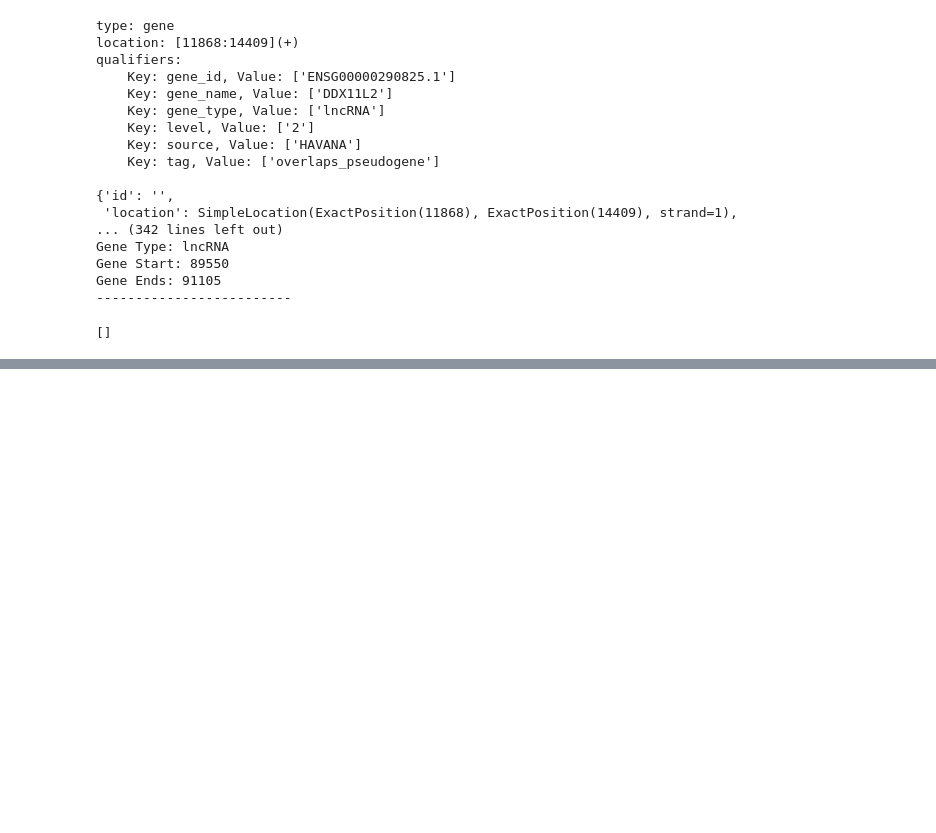
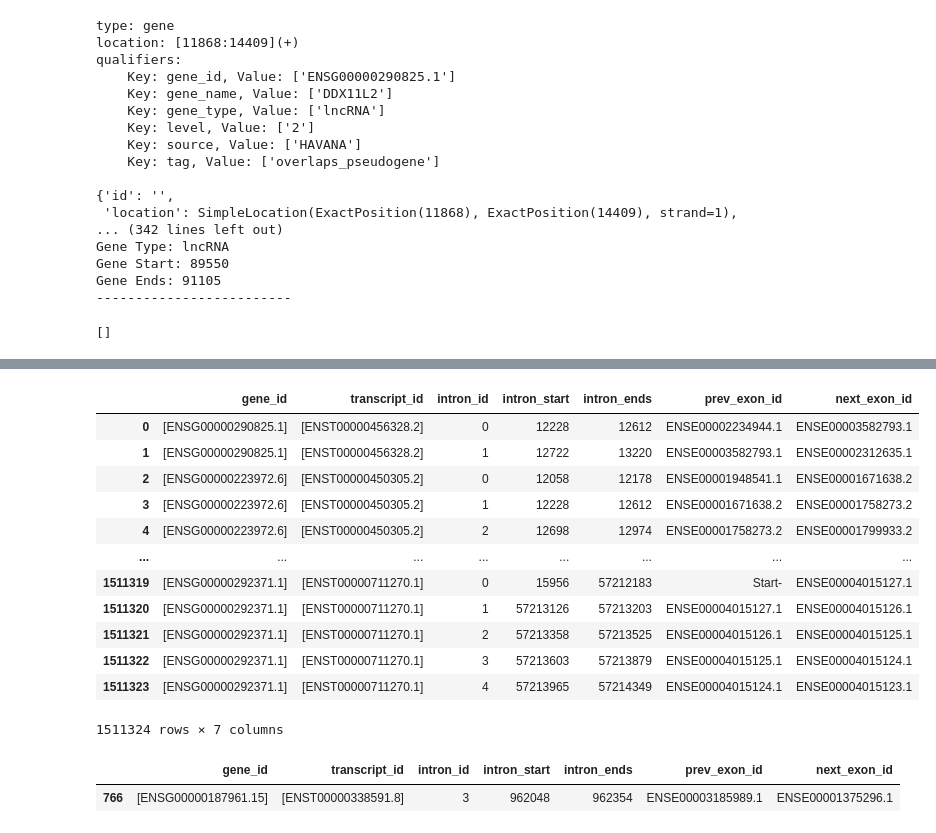
Before and after one commit to EnsemblGSOC/IntronOrNot, a Jupyter notebook: extract_data.ipynb, the cells around one changed output, grey strips where cells are left out. Cells and saved outputs as stored; diff of their text form; code cells hidden in the pictures; blank space fills up the shorter version.

```diff
--- a/extract_data.ipynb
+++ b/extract_data.ipynb
@@ -148,0 +204,23 @@ Gene Ends: 91105
+# %%
+df_introns_1_based = df_introns.copy()
+df_introns_1_based.intron_start = df_introns_1_based.intron_start + 1
+df_introns_1_based
+# %% [output]
+|  | gene_id | transcript_id | intron_id | intron_start | intron_ends | prev_exon_id | next_exon_id |
+| 0 | [ENSG00000290825.1] | [ENST00000456328.2] | 0 | 12228 | 12612 | ENSE00002234944.1 | ENSE00003582793.1 |
+| 1 | [ENSG00000290825.1] | [ENST00000456328.2] | 1 | 12722 | 13220 | ENSE00003582793.1 | ENSE00002312635.1 |
+| 2 | [ENSG00000223972.6] | [ENST00000450305.2] | 0 | 12058 | 12178 | ENSE00001948541.1 | ENSE00001671638.2 |
+| 3 | [ENSG00000223972.6] | [ENST00000450305.2] | 1 | 12228 | 12612 | ENSE00001671638.2 | ENSE00001758273.2 |
+| 4 | [ENSG00000223972.6] | [ENST00000450305.2] | 2 | 12698 | 12974 | ENSE00001758273.2 | ENSE00001799933.2 |
+| ... | ... | ... | ... | ... | ... | ... | ... |
+| 1511319 | [ENSG00000292371.1] | [ENST00000711270.1] | 0 | 15956 | 57212183 | Start- | ENSE00004015127.1 |
+| 1511320 | [ENSG00000292371.1] | [ENST00000711270.1] | 1 | 57213126 | 57213203 | ENSE00004015127.1 | ENSE00004015126.1 |
+| 1511321 | [ENSG00000292371.1] | [ENST00000711270.1] | 2 | 57213358 | 57213525 | ENSE00004015126.1 | ENSE00004015125.1 |
+| 1511322 | [ENSG00000292371.1] | [ENST00000711270.1] | 3 | 57213603 | 57213879 | ENSE00004015125.1 | ENSE00004015124.1 |
+| 1511323 | [ENSG00000292371.1] | [ENST00000711270.1] | 4 | 57213965 | 57214349 | ENSE00004015124.1 | ENSE00004015123.1 |
+1511324 rows × 7 columns
+# %%
+df_introns_1_based[df_introns_1_based.intron_start == 962048]
+# %% [output]
+|  | gene_id | transcript_id | intron_id | intron_start | intron_ends | prev_exon_id | next_exon_id |
+| 766 | [ENSG00000187961.15] | [ENST00000338591.8] | 3 | 962048 | 962354 | ENSE00003185989.1 | ENSE00001375296.1 |
```
Also changed, not shown: parts of 9 cells of this notebook, 1 other file.
